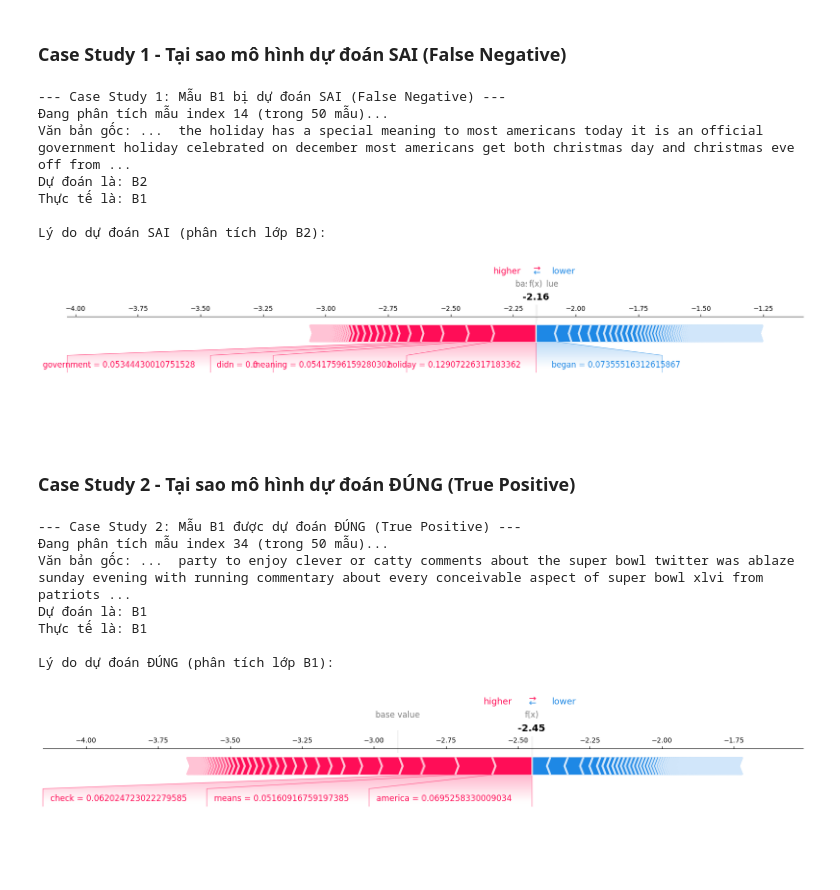
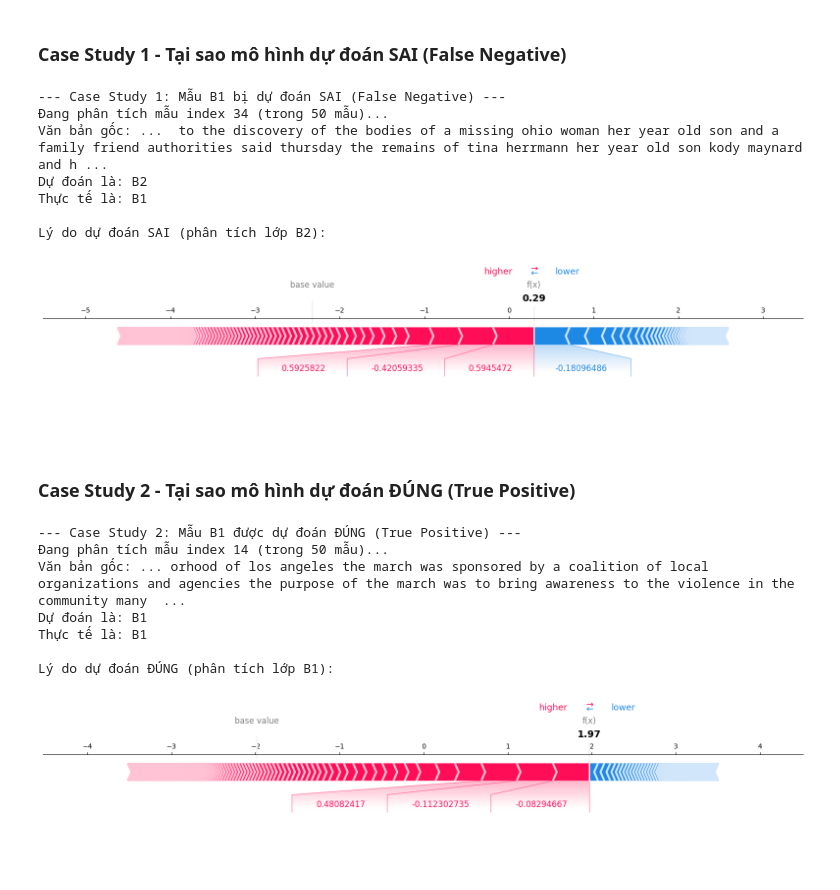
Before and after one commit to phatdang2403-hub/Readee-Project, a Jupyter notebook: Sprint3-Report.ipynb, the cells around one changed output. Cells and saved outputs as stored; diff of their text form; code cells hidden in the pictures.

```diff
--- a/Sprint3-Report.ipynb
+++ b/Sprint3-Report.ipynb
@@ -246,7 +256,7 @@ weighted avg       0.74      0.76      0.75       180
 # %% [markdown]
 ## BƯỚC 5: HUẤN LUYỆN XGBOOST (VỚI TF-IDF)
 # %%
-print("--- [Thử nghiệm 2] Đang huấn luyện XGBoost với TF-IDF ---")
+print("--- Đang huấn luyện XGBoost với TF-IDF ---")
 
 model_xgb_tfidf = XGBClassifier(
     random_state=42,
@@ -260,7 +270,7 @@ model_xgb_tfidf = XGBClassifier(
 
 print("Đang huấn luyện XGBoost (TF-IDF)...")
 start_time = time.time()
-model_xgb_tfidf.fit(X_train_tfidf, y_train_encoded)
+model_xgb_tfidf.fit(X_train_tfidf, y_train_encoded, sample_weight=sample_weights)
 end_time = time.time()
 print(f"Huấn luyện hoàn tất sau {end_time - start_time:.2f} giây.")
 
@@ -286,16 +296,17 @@ weighted avg       0.79      0.80      0.79       180
 # %% [markdown]
 ## BƯỚC 6: HUẤN LUYỆN RANDOM FOREST (VỚI WORD2VEC & TF-IDF)
 # %%
-print("--- [Thử nghiệm 5] Đang huấn luyện Random Forest với Word2Vec ---")
+print("--- Đang huấn luyện Random Forest với Word2Vec ---")
 model_rf_w2v = RandomForestClassifier(
     n_estimators=200,  # Số lượng cây, tương tự XGBoost
     random_state=42,
-    n_jobs=-1          # Sử dụng tất cả CPU
+    n_jobs=-1,
+    class_weight='balanced'          # Sử dụng tất cả CPU
 )
 
 print("Đang huấn luyện Random Forest (Word2Vec)...")
 start_time = time.time()
-model_rf_w2v.fit(X_train_w2v, y_train_encoded)
+model_rf_w2v.fit(X_train_w2v, y_train_encoded, sample_weight=sample_weights)
 end_time = time.time()
 print(f"Huấn luyện hoàn tất sau {end_time - start_time:.2f} giây.")
 
@@ -538,28 +535,26 @@ shap.initjs()
 # %%
-print("--- [Bước 9.3] Chuẩn bị dữ liệu và Tính toán SHAP Values ---")
+# 9.3: Tính toán SHAP Values
+print("--- Chuẩn bị dữ liệu và Tính toán SHAP Values ---")
 
 # --- 1. Tải các dữ liệu cần thiết từ tập Test ---
-# (Chúng ta cần y_test để so sánh và df_test để xem văn bản gốc)
 print("Đang tải dữ liệu test (văn bản và nhãn)...")
 df_test = pd.read_csv('dataframes/test_data.csv')
 y_test = pd.read_csv('dataframes/y_test.csv')['label']
-y_test_encoded = le.transform(y_test) # Dùng 'le' từ Bước 1
+y_test_encoded = le.transform(y_test)
 
 # --- 2. Lấy 50 mẫu đầu tiên từ tập Test để giải thích ---
 SAMPLES_TO_EXPLAIN = 50
 
-print(f"Lấy {SAMPLES_TO_EXPLAIN} mẫu đầu tiên từ tập test...")
-samples_to_explain_sparse = X_test_tfidf[0:SAMPLES_TO_EXPLAIN]
-samples_to_explain_dense = samples_to_explain_sparse.toarray() # Chuyển sang dense
+print(f"Lấy {SAMPLES_TO_EXPLAIN} mẫu đầu tiên từ tập test (Word2Vec)...")
+samples_to_explain_dense = X_test_w2v[0:SAMPLES_TO_EXPLAIN] # Đã là dense
 
 # Lấy văn bản, nhãn, và dự đoán tương ứng
 test_texts_sample = df_test['text'].iloc[0:SAMPLES_TO_EXPLAIN].values
 y_test_sample = y_test_encoded[0:SAMPLES_TO_EXPLAIN]
-y_pred_sample = best_tuned_model.predict(samples_to_explain_sparse) # Lấy dự đoán
+y_pred_sample = model_xgb_w2v.predict(samples_to_explain_dense) # Lấy dự đoán
 
 # --- 3. Tính toán SHAP ---
 print(f"Đang tính toán giá trị SHAP cho {SAMPLES_TO_EXPLAIN} mẫu...")
-# (explainer đã được tạo ở Cell 9.2)
 shap_explanation = explainer(samples_to_explain_dense)
 print("Tính toán SHAP hoàn tất.")
 # %% [output]
@@ -616,78 +602,74 @@ shap.summary_plot(
 # %% [markdown]
 ### Case Study 1 - Tại sao mô hình dự đoán SAI (False Negative)
 # %%
+# Case Study 1: Mẫu B1 bị dự đoán SAI (False Negative)
 print("--- Case Study 1: Mẫu B1 bị dự đoán SAI (False Negative) ---")
 
-# Tìm một mẫu là B1 (2) nhưng bị dự đoán là lớp khác
 actual_b1 = (y_test_sample == 2)
 predicted_not_b1 = (y_pred_sample != 2)
 misclassified_indices = np.where(actual_b1 & predicted_not_b1)[0]
 
 if len(misclassified_indices) > 0:
-    idx = misclassified_indices[0] # Lấy mẫu bị sai đầu tiên
+    idx = misclassified_indices[0]
     wrong_class_index = y_pred_sample[idx]
 
     print(f"Đang phân tích mẫu index {idx} (trong {SAMPLES_TO_EXPLAIN} mẫu)...")
-    print(f"Văn bản gốc: ... {test_texts_sample[idx][50:250]} ...") # In một đoạn
+    print(f"Văn bản gốc: ... {test_texts_sample[idx][50:250]} ...")
     print(f"Dự đoán là: {class_names[wrong_class_index]}")
     print(f"Thực tế là: {class_names[y_test_sample[idx]]}")
 
     print(f"\nLý do dự đoán SAI (phân tích lớp {class_names[wrong_class_index]}):")
-    # Giải thích tại sao mô hình lại CHỌN lớp sai
     shap.force_plot(
         shap_explanation.base_values[idx, wrong_class_index],
         shap_explanation.values[idx, :, wrong_class_index],
         samples_to_explain_dense[idx],
-        feature_names=feature_names,
         matplotlib=True
     )
 else:
     print(f"Tuyệt vời! Không tìm thấy mẫu B1 nào bị dự đoán sai trong {SAMPLES_TO_EXPLAIN} mẫu đầu tiên.")
 # %% [output]
 --- Case Study 1: Mẫu B1 bị dự đoán SAI (False Negative) ---
-Đang phân tích mẫu index 14 (trong 50 mẫu)...
-Văn bản gốc: ...  the holiday has a special meaning to most americans today it is an official government holiday celebrated on december most americans get both christmas day and christmas eve off from ...
+Đang phân tích mẫu index 34 (trong 50 mẫu)...
+Văn bản gốc: ...  to the discovery of the bodies of a missing ohio woman her year old son and a family friend authorities said thursday the remains of tina herrmann her year old son kody maynard and h ...
 Dự đoán là: B2
 Thực tế là: B1
 
 Lý do dự đoán SAI (phân tích lớp B2):
-[figure, old version]
+[figure, new version]
 # %% [markdown]
 ### Case Study 2 - Tại sao mô hình dự đoán ĐÚNG (True Positive)
 # %%
+# Case Study 2: Mẫu B1 được dự đoán ĐÚNG (True Positive)
 print("--- Case Study 2: Mẫu B1 được dự đoán ĐÚNG (True Positive) ---")
 
-# Tìm một mẫu là B1 (2) và cũng được dự đoán là B1 (2)
 actual_b1 = (y_test_sample == 2)
 predicted_b1 = (y_pred_sample == 2)
 correct_indices = np.where(actual_b1 & predicted_b1)[0]
 
 if len(correct_indices) > 0:
-    idx = correct_indices[0] # Lấy mẫu đúng đầu tiên
+    idx = correct_indices[0]
     class_index = 2
 
     print(f"Đang phân tích mẫu index {idx} (trong {SAMPLES_TO_EXPLAIN} mẫu)...")
-    print(f"Văn bản gốc: ... {test_texts_sample[idx][50:250]} ...") # In một đoạn
+    print(f"Văn bản gốc: ... {test_texts_sample[idx][50:250]} ...")
     print(f"Dự đoán là: {class_names[y_pred_sample[idx]]}")
     print(f"Thực tế là: {class_names[y_test_sample[idx]]}")
 
     print(f"\nLý do dự đoán ĐÚNG (phân tích lớp {class_names[class_index]}):")
-    # Giải thích tại sao mô hình CHỌN lớp B1
     shap.force_plot(
         shap_explanation.base_values[idx, class_index],
         shap_explanation.values[idx, :, class_index],
         samples_to_explain_dense[idx],
-        feature_names=feature_names,
         matplotlib=True
     )
 else:
     print(f"Không tìm thấy mẫu B1 nào được dự đoán đúng trong {SAMPLES_TO_EXPLAIN} mẫu đầu tiên.")
 # %% [output]
 --- Case Study 2: Mẫu B1 được dự đoán ĐÚNG (True Positive) ---
-Đang phân tích mẫu index 34 (trong 50 mẫu)...
-Văn bản gốc: ...  party to enjoy clever or catty comments about the super bowl twitter was ablaze sunday evening with running commentary about every conceivable aspect of super bowl xlvi from patriots ...
+Đang phân tích mẫu index 14 (trong 50 mẫu)...
+Văn bản gốc: ... orhood of los angeles the march was sponsored by a coalition of local organizations and agencies the purpose of the march was to bring awareness to the violence in the community many  ...
 Dự đoán là: B1
 Thực tế là: B1
 
 Lý do dự đoán ĐÚNG (phân tích lớp B1):
-[figure, old version]
+[figure, new version]
```
Also changed, not shown: parts of 30 cells of this notebook, 12 other files.
